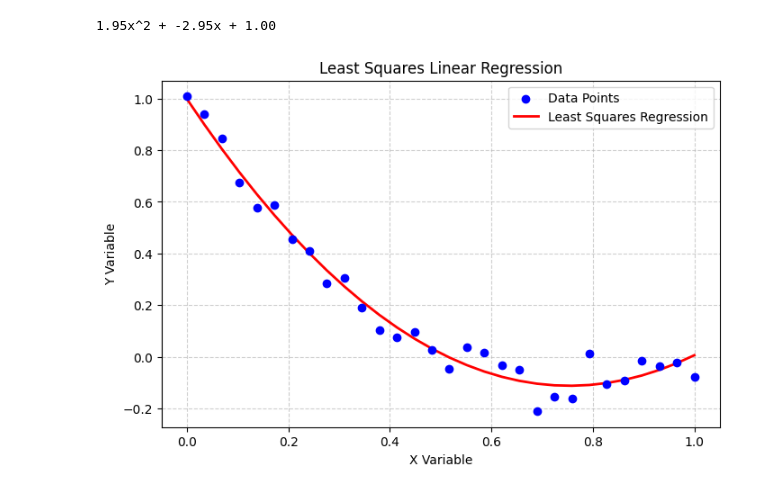
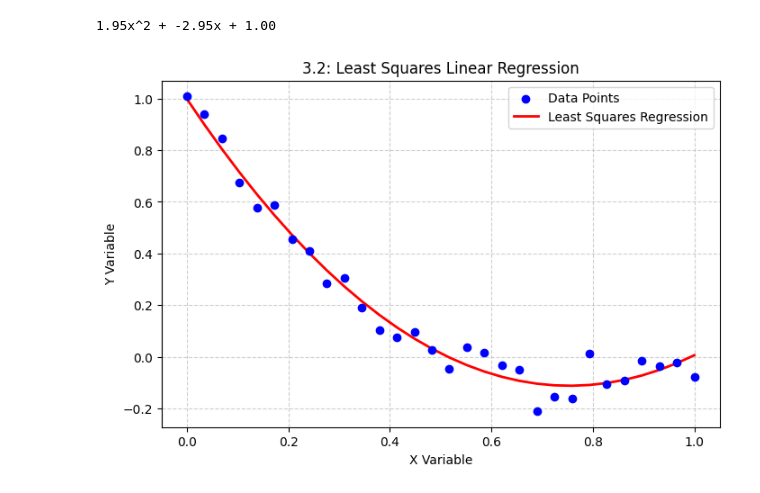
Before and after one commit to maxmartin40/MATH-5770-Code, a Jupyter notebook: Homework3.ipynb, the cells around one changed output. Drawn from its saved outputs; the diff is of its cells as text; code cells hidden in the pictures.

Commit message:
Rename graph

```diff
--- a/Homework3.ipynb
+++ b/Homework3.ipynb
@@ -20,24 +20,24 @@ print(f"{coeff[0]:.2f}x^2 + {coeff[1]:.2f}x + {coeff[2]:.2f}")
 # %%
 y_pred = coeff[0] * x**2 + coeff[1]*x + coeff[2]
 
 plt.figure(figsize=(8, 5))
 
 # Scatter plot of the original data points
 plt.scatter(x, y, color="blue", label="Data Points", zorder=5)
 
 # Line plot of the regression line
 plt.plot(
     x, y_pred, color="red", linewidth=2, label=f"Least Squares Regression"
 )
 
 # Customize the chart layout
-plt.title("Least Squares Linear Regression")
+plt.title("3.2: Least Squares Linear Regression")
 plt.xlabel("X Variable")
 plt.ylabel("Y Variable")
 plt.legend()
 plt.grid(True, linestyle="--", alpha=0.6)
 
 # Display the plot
 plt.show()
 # %% [output]
-[figure, old version]
+[figure, new version]
```
